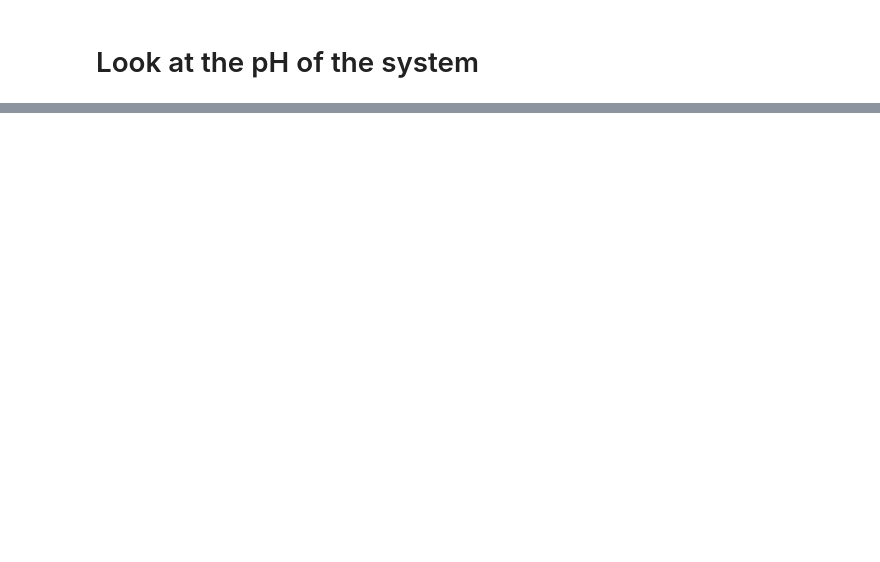
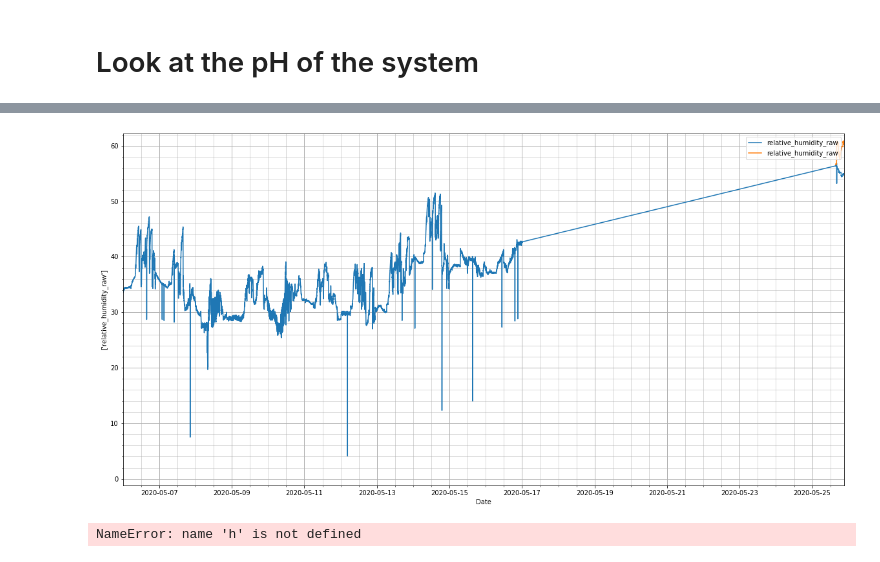
Before and after one commit to denck007/growControl, a Jupyter notebook: Analysis/plotPh.ipynb, the cells around one changed output, grey strips where cells are left out. Drawn from its saved outputs; the diff is of its cells as text; code cells hidden in the pictures; blank space fills up the shorter version.

```diff
--- a/Analysis/plotPh.ipynb
+++ b/Analysis/plotPh.ipynb
@@ -108,0 +157,13 @@ plt.show()
+# %%
+humidity_temp_ambient = load_df("humidity_temp_ambient")
+humidity_temp_grow = load_df("humidity_temp_grow")
+
+plotData([humidity_temp_ambient,humidity_temp_grow],[["relative_humidity_raw"],["relative_humidity_raw"]])
+# %% [output]
+[figure, added]
+# %%
+print(len(h))
+for column in h.columns:
+    print(len(h[h[column] != "None"]))
+# %% [output]
+NameError: name 'h' is not defined
```
Also changed, not shown: parts of 9 cells of this notebook.
